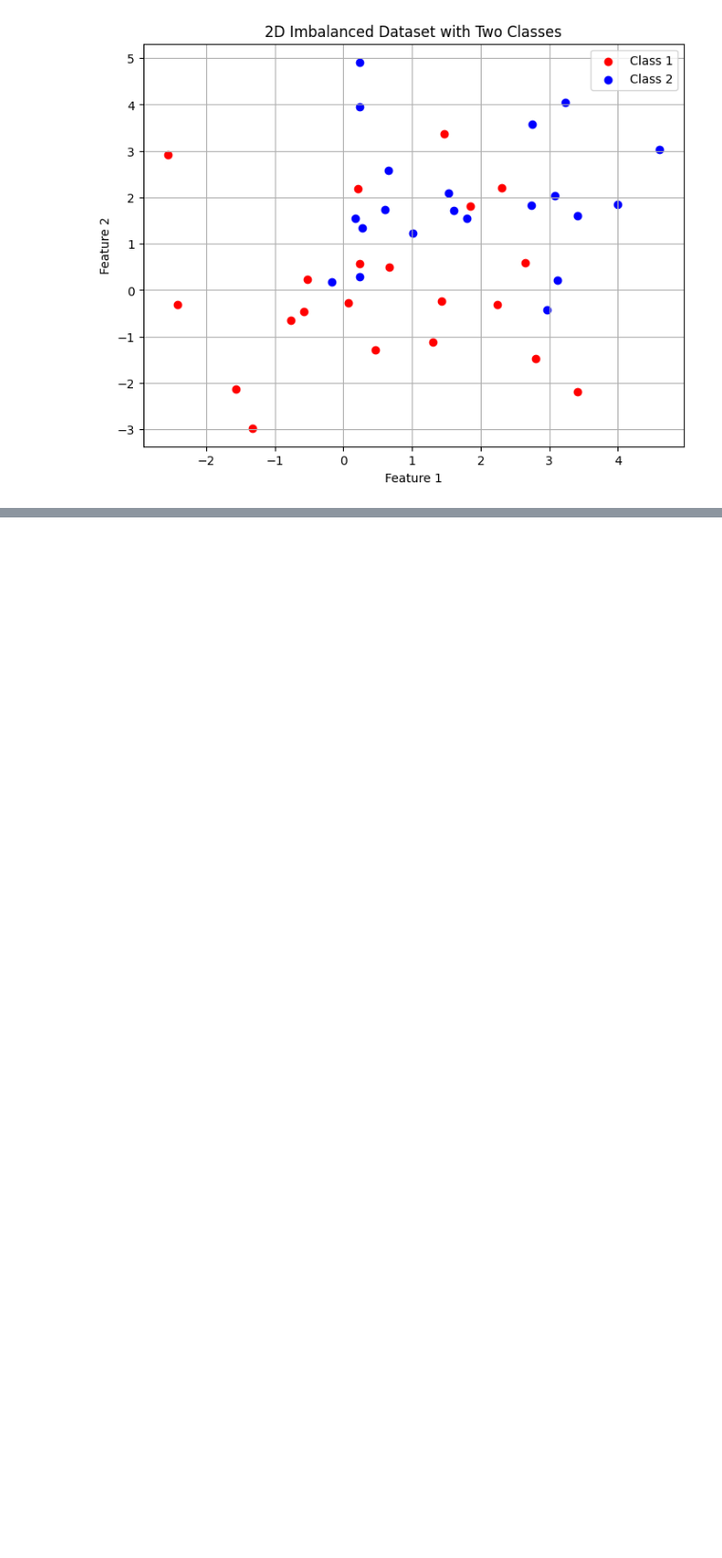
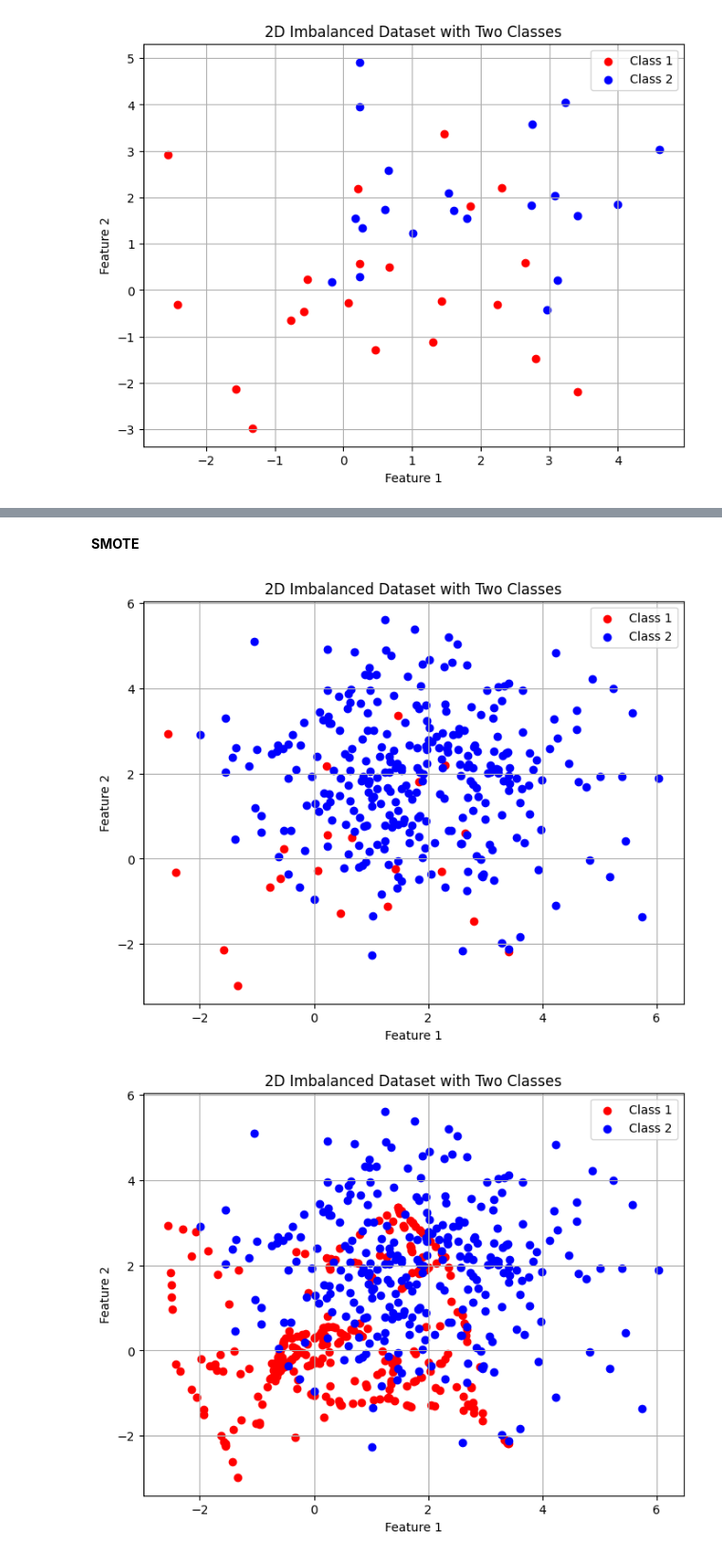
Before and after one commit to ajaykumar080286/MachineLearning, a Jupyter notebook: imbalanced_data_yt.ipynb, the cells around one changed output, grey strips where cells are left out. Shown at 95% size. Drawn from its saved outputs; the diff is of its cells as text; code cells hidden in the pictures; blank space fills up the shorter version.

```diff
--- a/imbalanced_data_yt.ipynb
+++ b/imbalanced_data_yt.ipynb
@@ -148,0 +347,36 @@ rus=
+# %% [markdown]
+**SMOTE**
+# %%
+from imblearn.over_sampling import SMOTE
+
+# Split dataset into training and testing sets
+X_train, X_test, y_train, y_test = train_test_split(X, y, test_size=0.2, random_state=42)
+
+# Applying SMOTE
+smote = SMOTE(random_state=42)
+X_resampled_smote, y_resampled_smote = smote.fit_resample(X_train, y_train)
+
+# Plotting
+plt.figure(figsize=(8, 6))
+plt.scatter(X_train[y_train == 0][:, 0], X_train[y_train == 0][:, 1], color='red', label='Class 1')
+plt.scatter(X_train[y_train == 1][:, 0], X_train[y_train == 1][:, 1], color='blue', label='Class 2')
+plt.title('2D Imbalanced Dataset with Two Classes')
+plt.xlabel('Feature 1')
+plt.ylabel('Feature 2')
+plt.legend()
+plt.grid(True)
+plt.show()
+
+# Plotting
+plt.figure(figsize=(8, 6))
+plt.scatter(X_resampled_smote[y_resampled_smote == 0][:, 0], X_resampled_smote[y_resampled_smote == 0][:, 1], color='red', label='Class 1')
+plt.scatter(X_resampled_smote[y_resampled_smote == 1][:, 0], X_resampled_smote[y_resampled_smote == 1][:, 1], color='blue', label='Class 2')
+plt.title('2D Imbalanced Dataset with Two Classes')
+plt.xlabel('Feature 1')
+plt.ylabel('Feature 2')
+plt.legend()
+plt.grid(True)
+plt.show()
+# %% [output]
+[figure, added]
+[figure, added]
```
Also changed, not shown: parts of 21 cells of this notebook.
